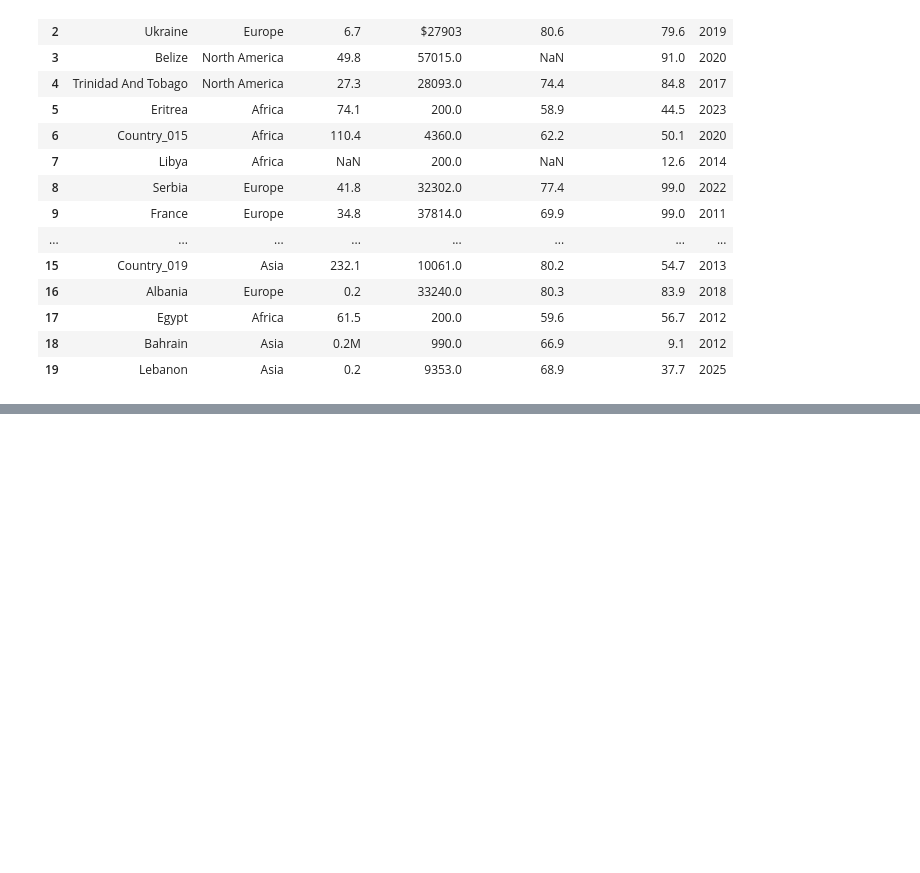
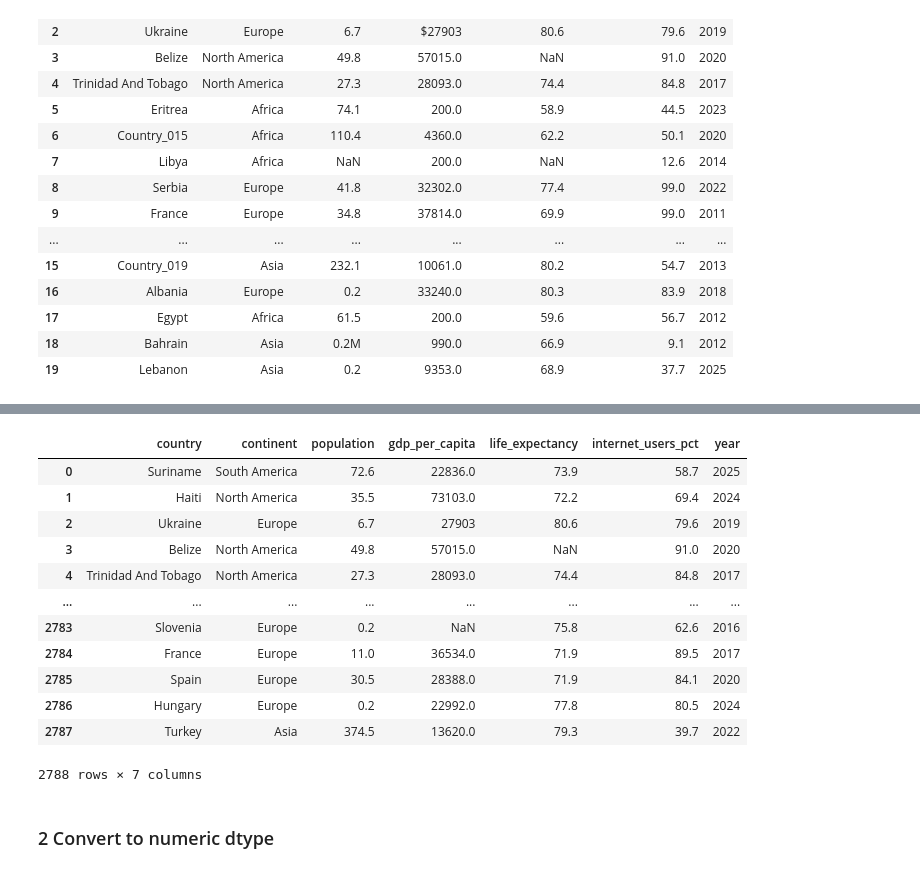
Before and after one commit to marshaale/learn-pandas, a Jupyter notebook: countries_data_cleaner.ipynb, the cells around one changed output, grey strips where cells are left out. Cells and saved outputs as stored; diff of their text form; code cells hidden in the pictures; blank space fills up the shorter version.

Commit message:
fix numeric remove str chars and convert to numeric dtype.

```diff
--- a/countries_data_cleaner.ipynb
+++ b/countries_data_cleaner.ipynb
@@ -228,0 +233,3 @@ df.head(20)
+# %%
+numeric_columns = ['population', 'gdp_per_capita', 'life_expectancy', 'internet_users_pct']
+df[numeric_columns].info()
@@ -228,0 +248,26 @@ df.head(20)
+# %%
+def remove_str_chars(col):
+    df[col] = df[col].astype(str)
+    df[col] = df[col].str.strip()
+    df[col] = df[col].str.replace(r"[^0-9.]", "", regex=True)
+
+for name in numeric_columns:
+    remove_str_chars(name)
+
+df
+# %% [output]
+|  | country | continent | population | gdp_per_capita | life_expectancy | internet_users_pct | year |
+| 0 | Suriname | South America | 72.6 | 22836.0 | 73.9 | 58.7 | 2025 |
+| 1 | Haiti | North America | 35.5 | 73103.0 | 72.2 | 69.4 | 2024 |
+| 2 | Ukraine | Europe | 6.7 | 27903 | 80.6 | 79.6 | 2019 |
+| 3 | Belize | North America | 49.8 | 57015.0 | NaN | 91.0 | 2020 |
+| 4 | Trinidad And Tobago | North America | 27.3 | 28093.0 | 74.4 | 84.8 | 2017 |
+| ... | ... | ... | ... | ... | ... | ... | ... |
+| 2783 | Slovenia | Europe | 0.2 | NaN | 75.8 | 62.6 | 2016 |
+| 2784 | France | Europe | 11.0 | 36534.0 | 71.9 | 89.5 | 2017 |
+| 2785 | Spain | Europe | 30.5 | 28388.0 | 71.9 | 84.1 | 2020 |
+| 2786 | Hungary | Europe | 0.2 | 22992.0 | 77.8 | 80.5 | 2024 |
+| 2787 | Turkey | Asia | 374.5 | 13620.0 | 79.3 | 39.7 | 2022 |
+2788 rows × 7 columns
+# %% [markdown]
+### 2 Convert to numeric dtype
```
Also changed, not shown: parts of 4 cells of this notebook.
